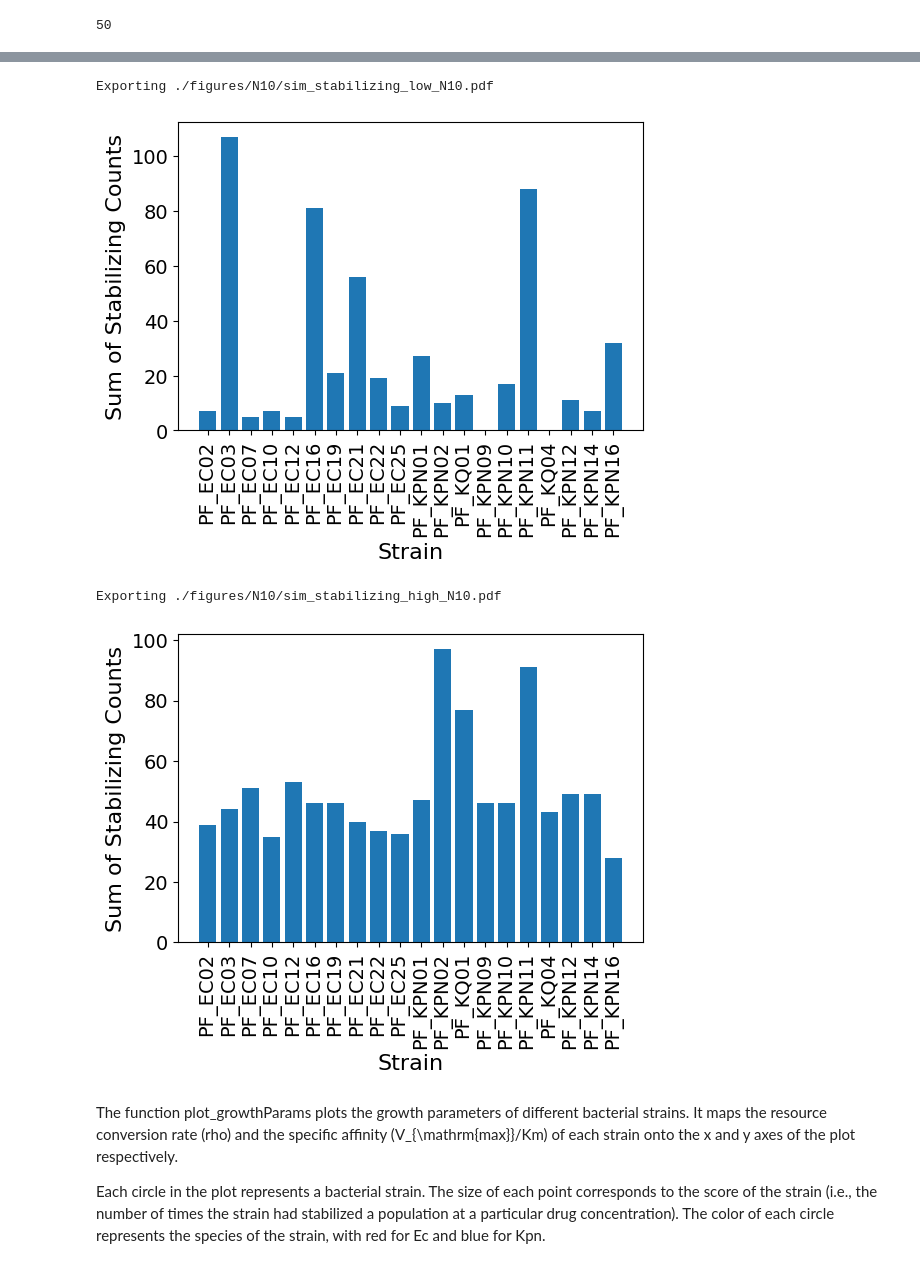
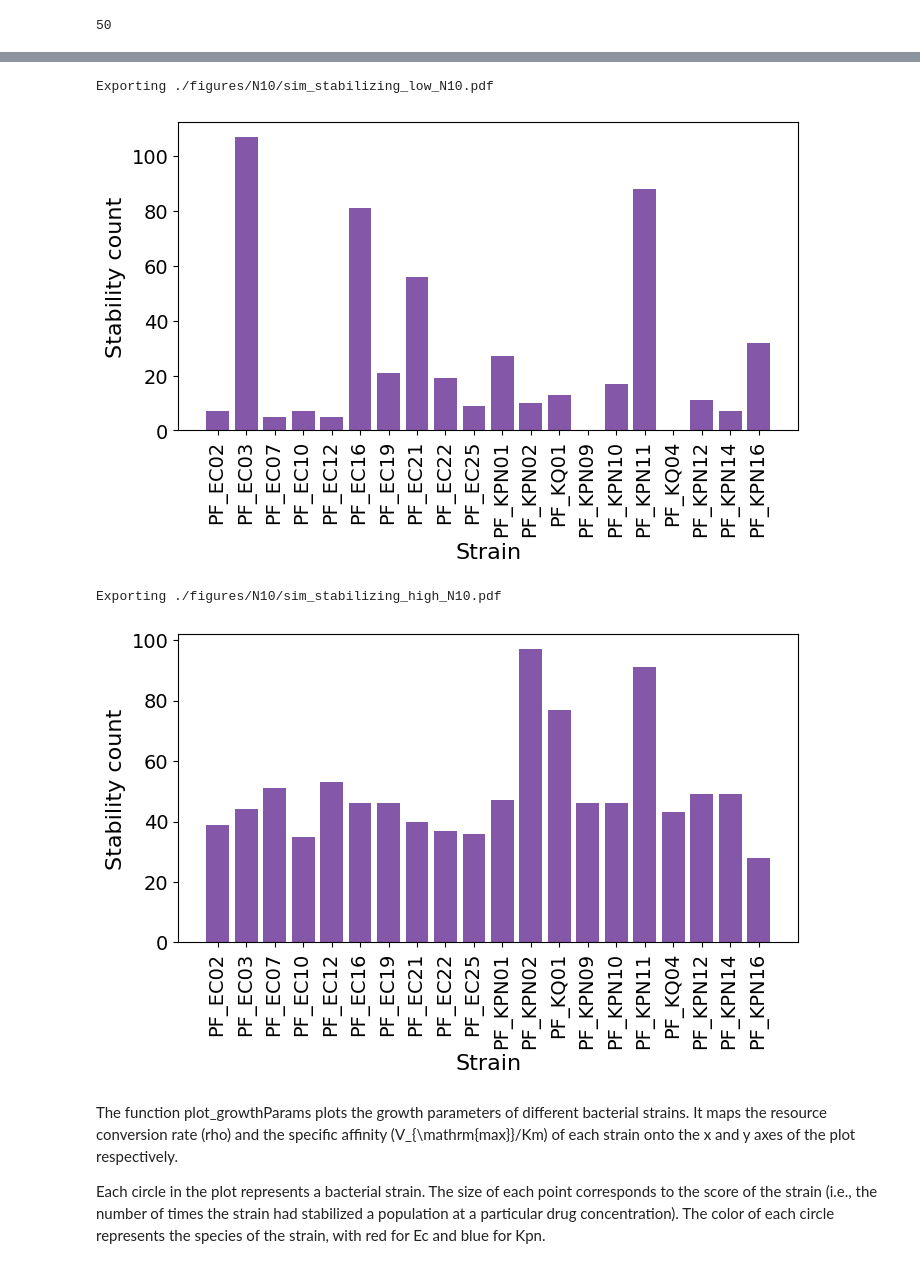
Before and after one commit to ccg-esb/EvK, a Jupyter notebook: py_pOXA48_SI7_knockout_analysis.ipynb, the cells around one changed output, grey strips where cells are left out. Saved outputs shown, nothing was run; the diff lists cells and outputs as text; code cells hidden in the pictures.

```diff
--- a/py_pOXA48_SI7_knockout_analysis.ipynb
+++ b/py_pOXA48_SI7_knockout_analysis.ipynb
@@ -703,39 +700,39 @@ def plot_stabilizing_barchart(model_params, strains_subset, stabilizing_matrix,
     max_value = stabilizing_df.values.max()  # find the maximum value in the DataFrame
     stabilizing_df /= 1 #max_value
 
     # Set up the matplotlib figure
-    f, ax = plt.subplots(figsize=(6, 4))
+    f, ax = plt.subplots(figsize=(8, 4))
 
     # Draw the bar chart
-    ax.bar(strains_name, stabilizing_df[0])
+    ax.bar(strains_name, stabilizing_df[0], color='#8457A9')
 
     # Set labels
-    ax.set_ylabel('Sum of Stabilizing Counts', fontsize=16)
+    ax.set_ylabel('Stability count', fontsize=16)
     ax.set_xlabel('Strain', fontsize=16)
 
     # Set fontsize for the tick parameters
     ax.tick_params(axis='y', labelsize=14)
     ax.tick_params(axis='x', labelsize=14, rotation=90)
 
     # Display the plot
     if plot_path:
       print("Exporting %s"%plot_path)
       plt.savefig(plot_path)
 
     plt.show()
 
 # Call the function with model_params, strains_subset, stability_matrix and drug_concentration_range
 
 plot_path_low="%ssim_stabilizing_low_N%s.pdf"%(figPathN, num_days)
 plot_stabilizing_barchart(model_params, strains_subset, stability_matrix, range(0, 10), plot_path_low)
 
 plot_path_high="%ssim_stabilizing_high_N%s.pdf"%(figPathN, num_days)
 plot_stabilizing_barchart(model_params, strains_subset, stability_matrix, range(10, 20), plot_path_high)
 # %% [output]
 Exporting ./figures/N10/sim_stabilizing_low_N10.pdf
-[figure, old version]
+[figure, new version]
 Exporting ./figures/N10/sim_stabilizing_high_N10.pdf
-[figure, old version]
+[figure, new version]
 # %%
 from matplotlib.lines import Line2D
 from sklearn.preprocessing import MinMaxScaler
```
Also changed, not shown: parts of 4 cells of this notebook.
